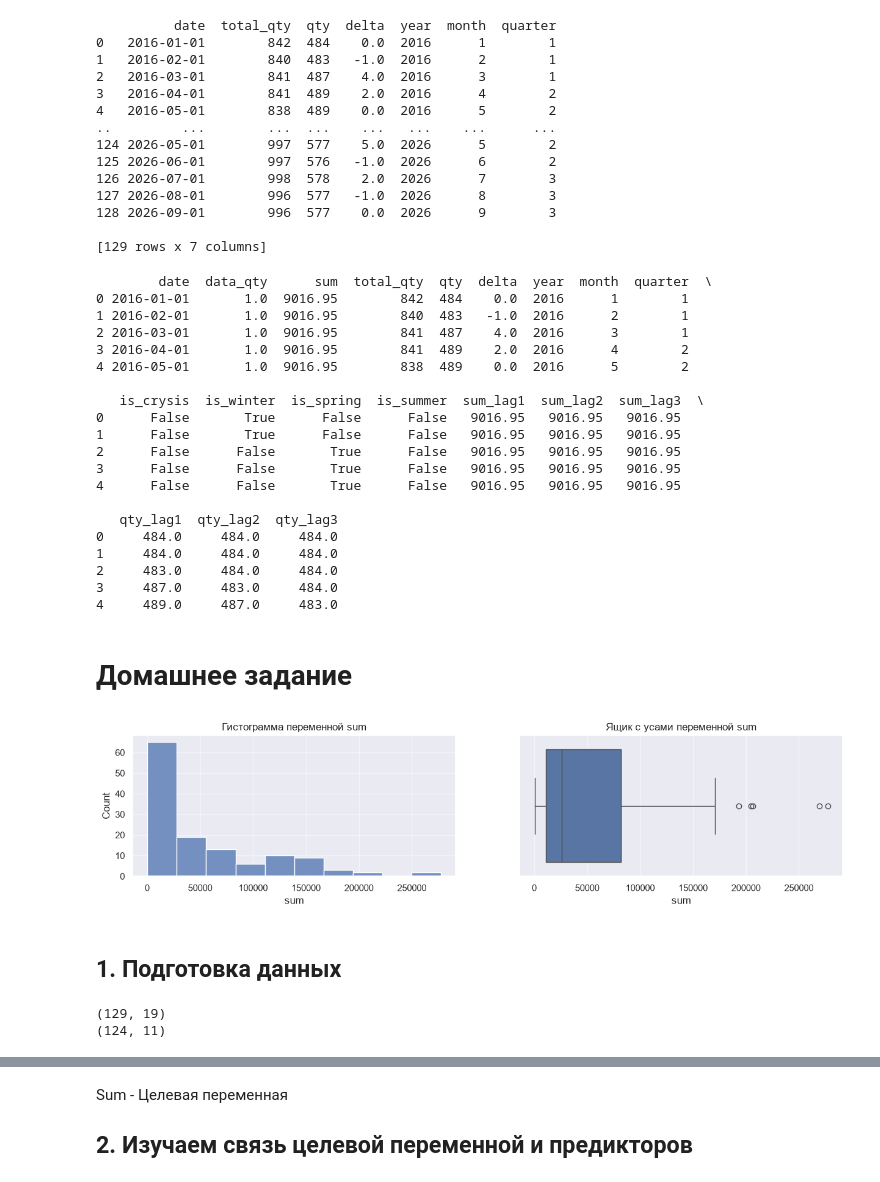
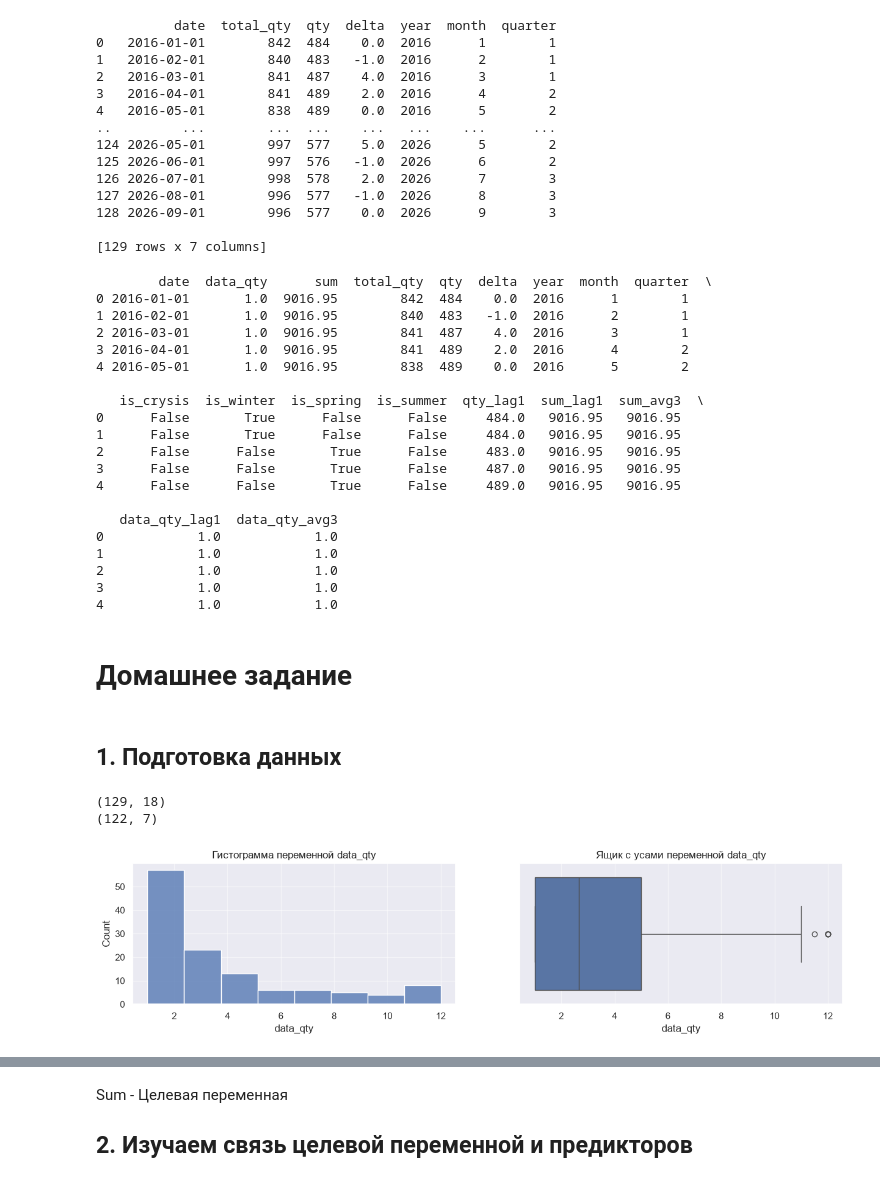
Before and after one commit to burtsevdmitry/ai-learning, a Jupyter notebook: sub-1/sub-1-2.ipynb, the cells around one changed output, grey strips where cells are left out. Saved outputs shown, nothing was run; the diff lists cells and outputs as text; code cells hidden in the pictures.

```diff
--- a/sub-1/sub-1-2.ipynb
+++ b/sub-1/sub-1-2.ipynb
@@ -127,24 +127,22 @@ dataMonitor = (
     # заполняем пропуски методом средней интерполяции
     .interpolate(method='linear')
     .assign(
-        is_crysis = lambda x: x["year"] >= 2022,
+        is_crysis = lambda x: x["year"] > 2022,
         is_winter = lambda x: x["month"].isin([1, 2, 12]),
         is_spring = lambda x: x["month"].isin([3, 4, 5]),
         is_summer = lambda x: x["month"].isin([6, 7, 8])
     )
     .assign(
+        # количество за прошлый месяц
+        qty_lag1 = lambda x: x["qty"].shift(1),
         # сумма за прошлый месяц
         sum_lag1 = lambda x: x["sum"].shift(1),
-        # сумма за 2 месяца назад
-        sum_lag2 = lambda x: x["sum"].shift(2),
-         # сумма за 2 месяца назад
-        sum_lag3 = lambda x: x["sum"].shift(3),
         # количество за прошлый месяц
-        qty_lag1 = lambda x: x["qty"].shift(1),
-        # сумма за 2 месяца назад
-        qty_lag2 = lambda x: x["qty"].shift(2),
-         # сумма за 2 месяца назад
-        qty_lag3 = lambda x: x["qty"].shift(3)
+        sum_avg3 = lambda x: x["sum"].rolling(window=3, min_periods=1).mean(),
+        # сумма за прошлый месяц
+        data_qty_lag1 = lambda x: x["data_qty"].shift(1),
+        # количество за прошлый месяц
+        data_qty_avg3 = lambda x: x["data_qty"].rolling(window=3, min_periods=1).mean(),
     )
     # заполняем пропуски последующие
     .ffill()
@@ -163,19 +161,19 @@ print(dataMonitor.head(5))
 3 2016-04-01       1.0  9016.95        841  489    2.0  2016      4        2
 4 2016-05-01       1.0  9016.95        838  489    0.0  2016      5        2
 
-   is_crysis  is_winter  is_spring  is_summer  sum_lag1  sum_lag2  sum_lag3  \
-0      False       True      False      False   9016.95   9016.95   9016.95
-1      False       True      False      False   9016.95   9016.95   9016.95
-2      False      False       True      False   9016.95   9016.95   9016.95
-3      False      False       True      False   9016.95   9016.95   9016.95
-4      False      False       True      False   9016.95   9016.95   9016.95
+   is_crysis  is_winter  is_spring  is_summer  qty_lag1  sum_lag1  sum_avg3  \
+0      False       True      False      False     484.0   9016.95   9016.95
+1      False       True      False      False     484.0   9016.95   9016.95
+2      False      False       True      False     483.0   9016.95   9016.95
+3      False      False       True      False     487.0   9016.95   9016.95
+4      False      False       True      False     489.0   9016.95   9016.95
 
-   qty_lag1  qty_lag2  qty_lag3
-0     484.0     484.0     484.0
-1     484.0     484.0     484.0
-2     483.0     484.0     484.0
-3     487.0     483.0     484.0
-4     489.0     487.0     483.0
+   data_qty_lag1  data_qty_avg3
+0            1.0            1.0
+1            1.0            1.0
+2            1.0            1.0
+3            1.0            1.0
+4            1.0            1.0
 # %% [markdown]
 # Домашнее задание
 # %%
@@ -192,21 +190,19 @@ def visualize_distribution(data, variable):
     ax[0].set_title(f'Гистограмма переменной {variable}')
     ax[1].set_title(f'Ящик с усами переменной {variable}')
     plt.show()
-# %%
-visualize_distribution(dataMonitor, variable="sum")
-# 1. Подготовка данных
-# %% [output]
-[figure, removed]
 # %% [markdown]
 ## 1. Подготовка данных
 # %%
 # Убираем выбросы по правилу +/- 2 стандартных отклонения, z-score
-numeric_cols = ['sum', 'is_crysis', 'is_winter', 'is_spring', 'is_summer',
-'sum_lag1', 'sum_lag2', 'sum_lag3', 'qty_lag1', 'qty_lag2', 'qty_lag3']
+numeric_cols = ['data_qty', 'is_winter', 'is_spring', 'is_summer',
+'data_qty_lag1', 'qty_lag1', 'data_qty_avg3']
+# df = dataMonitor[dataMonitor["is_crysis"] == True]
 df = dataMonitor[numeric_cols]
-df = df[np.abs((dataMonitor['sum']-dataMonitor['sum'].mean())/dataMonitor['sum'].std())<=2]
+df = df[np.abs((df['data_qty']-df['data_qty'].mean())/df['data_qty'].std())<=2]
 print(dataMonitor.shape)
 print(df.shape)
+visualize_distribution(df, variable = "data_qty")
 # %% [output]
-(129, 19)
-(124, 11)
+(129, 18)
+(122, 7)
+[figure, added]
```
Also changed, not shown: parts of 33 cells of this notebook.
